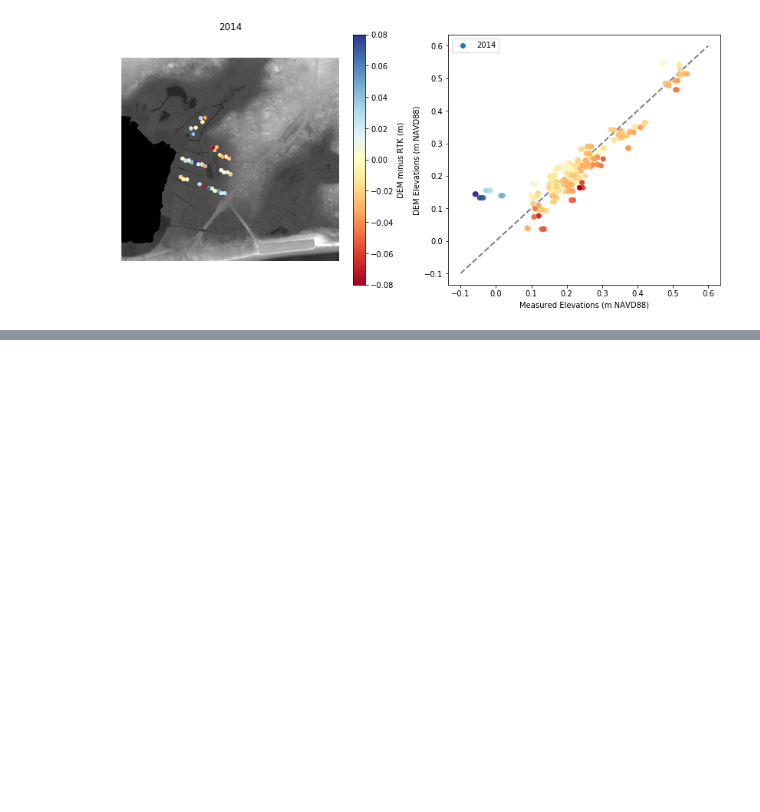
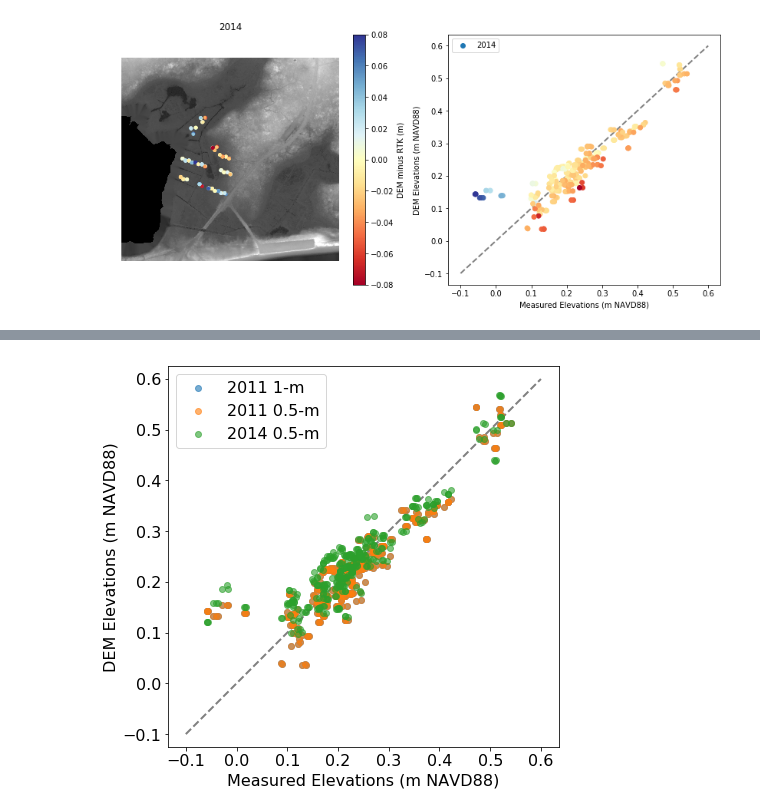
Before and after one commit to csherwood-usgs/Sage_Lot_Pond, a Jupyter notebook: Compare_Sage_Lot_DEM_and_RTK_python.ipynb, the cells around one changed output, grey strips where cells are left out. Cells and saved outputs as stored; diff of their text form; code cells hidden in the pictures; blank space fills up the shorter version.

```diff
--- a/Compare_Sage_Lot_DEM_and_RTK_python.ipynb
+++ b/Compare_Sage_Lot_DEM_and_RTK_python.ipynb
@@ -207,22 +323,25 @@ Name: 2014_DEM_minus_trans (m), dtype: float64
 # %%
-# extract some columns as arrays and plot
+# Scatterplot of the three datasets together
 DEM2011 = df[flabels[0]+'_DEM (interp, m)'].values
 DEM2014 = df[flabels[1]+'_DEM (interp, m)'].values
+DEM2011_1 = df['2011_1m_DEM (interp, m)'].values
 RTK = df['altitude_m'].values
-
 fig  = plt.figure(figsize=(7,7))
 ax = plt.subplot(1,1,1)
 xx = np.array((-.1,.6))
 yy = np.array((-.1,.6))
 plt.plot(xx,yy, '--k',lw=2,zorder=0,color='gray')
-plt.scatter(RTK,DEM2011,alpha=.6,label='2011')
-plt.scatter(RTK,DEM2014,alpha=.6,label='2014')
+plt.scatter(RTK,DEM2011_1,alpha=.6,label='2011 1-m')
+plt.scatter(RTK,DEM2011,alpha=.6,label='2011 0.5-m')
+plt.scatter(RTK,DEM2014,alpha=.6,label='2014 0.5-m')
 ax.axis('square')
 ax.axis('equal')
 plt.legend(loc=2)
 plt.xlabel('Measured Elevations (m NAVD88)')
 plt.ylabel('DEM Elevations (m NAVD88)')
 plt.savefig('RTK_DEM_scatterplot_python.png')
+# %% [output]
+[figure, added]
 # %%
 df_fn = "RTK_DEM_comparison_python.txt"
 print("\nSaving to ",df_fn)
```
Also changed, not shown: parts of 4 cells of this notebook.
